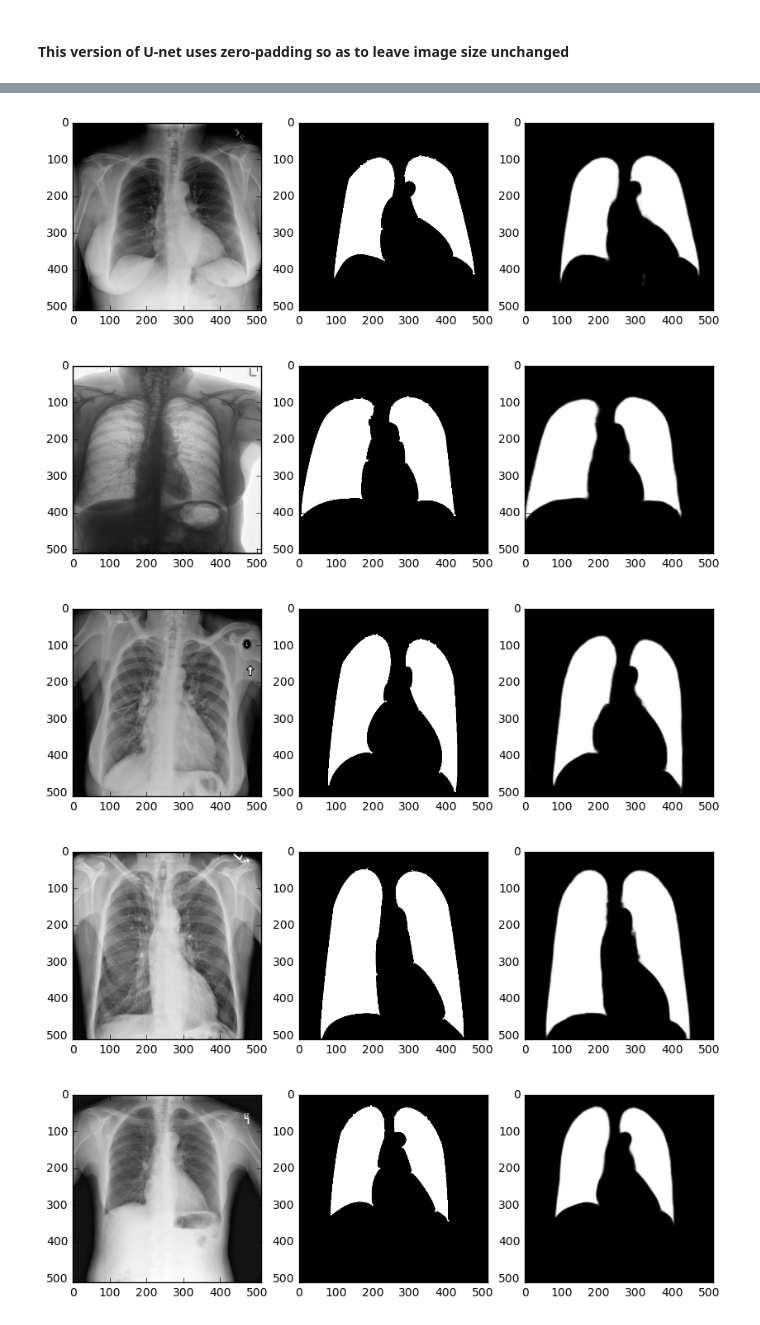
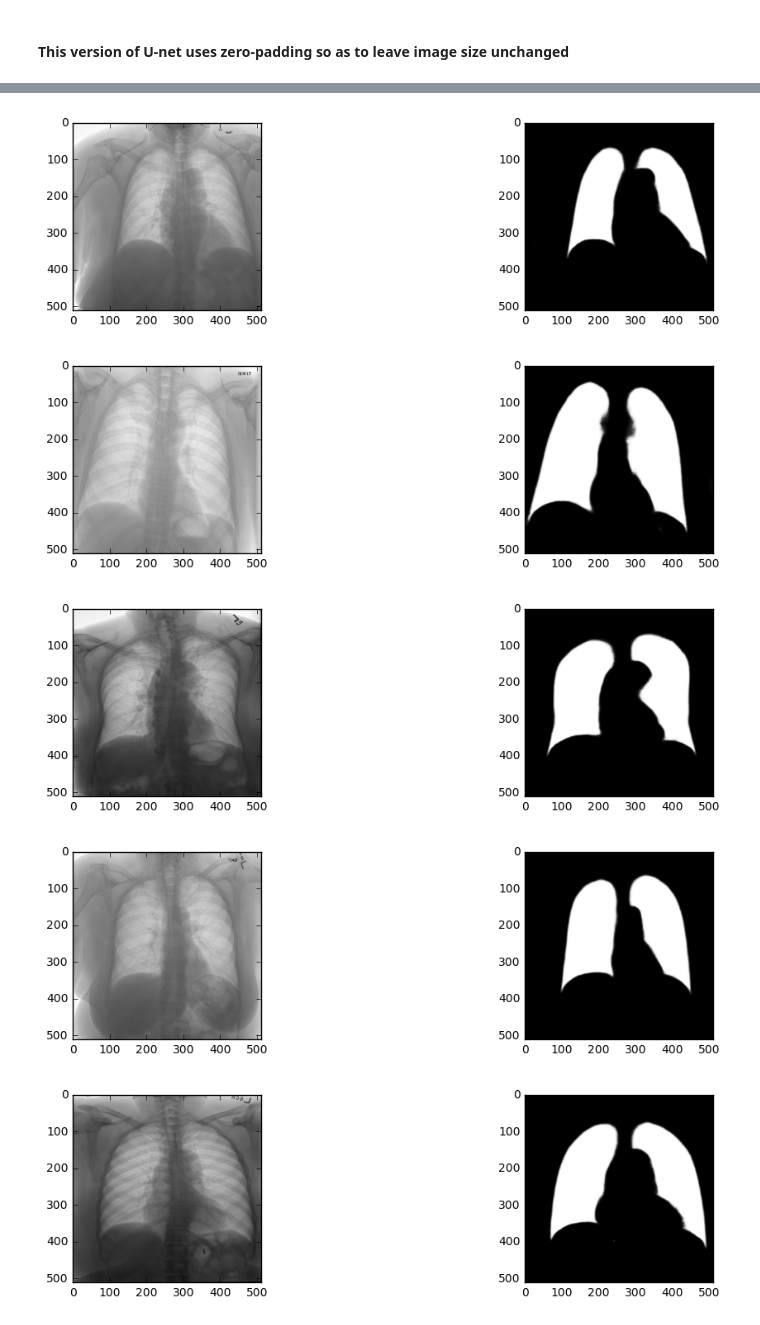
Before and after one commit to artemkondyukov/xray_cardiometry, a Jupyter notebook: notebooks/u_net_new_lungs.ipynb, the cells around one changed output, grey strips where cells are left out. Drawn from its saved outputs; the diff is of its cells as text; code cells hidden in the pictures.

```diff
--- a/notebooks/u_net_new_lungs.ipynb
+++ b/notebooks/u_net_new_lungs.ipynb
@@ -136,6 +149,6 @@ def get_unet():
 
     model = Model(input=inputs, output=conv10)
 
-    model.compile(optimizer="adam", loss="binary_crossentropy", metrics=[dice_coef])
+    model.compile(optimizer="adam", loss="binary_crossentropy")
 
     return model
@@ -142,3 +252,3 @@ def get_unet():
 # %%
 model = get_unet()
-model.compile(optimizer='adam', loss='binary_crossentropy')
+model.compile(optimizer='adam', loss='categorical_crossentropy', metrics=["accuracy"])
@@ -145,5 +268,5 @@ model.compile(optimizer='adam', loss='binary_crossentropy')
 # %%
-model.load_weights("../models/unet.hdf5")
+model.load_weights("../models/lung_segmentation_indiana_u-net_05Apr2017_299.h5")
 # %%
 train_indices, validate_indices = train_test_split(range(len(images)))
 # %%
@@ -158,2 +279,6 @@ print(X.max(), Y.max())
+# %%
+train_test_file = np.load("train_test_sep.npz")
+train_indices = train_test_file["train_indices"]
+validate_indices = train_test_file["validate_indices"]
 # %%
 X_train, X_validate = images[train_indices, None, :, :], images[validate_indices, None, :, :]
@@ -176,8 +294,8 @@ for i in range(10):
     plt.figure(i, figsize=(10, 12))
     plt.subplot(1, 3, 1)
     plt.imshow(X_train[i][0])
-    plt.subplot(1, 3, 2)
-    plt.imshow(Y_train[i][0])
+#     plt.subplot(1, 3, 2)
+#     plt.imshow(Y_train[i][0])
     plt.subplot(1, 3, 3)
     plt.imshow(model.predict(np.array([X_train[i]]))[0][0])
 # %% [output]
@@ -189,8 +307,8 @@ for i in range(10):
-[figure, old version]
+[figure, new version]
-[figure, old version]
+[figure, new version]
-[figure, old version]
+[figure, new version]
-[figure, old version]
+[figure, new version]
-[figure, old version]
+[figure, new version]
 # %%
 datagen = ImageDataGenerator(
                     featurewise_center=False,
```
Also changed, not shown: parts of 24 cells of this notebook, 8 other files.
